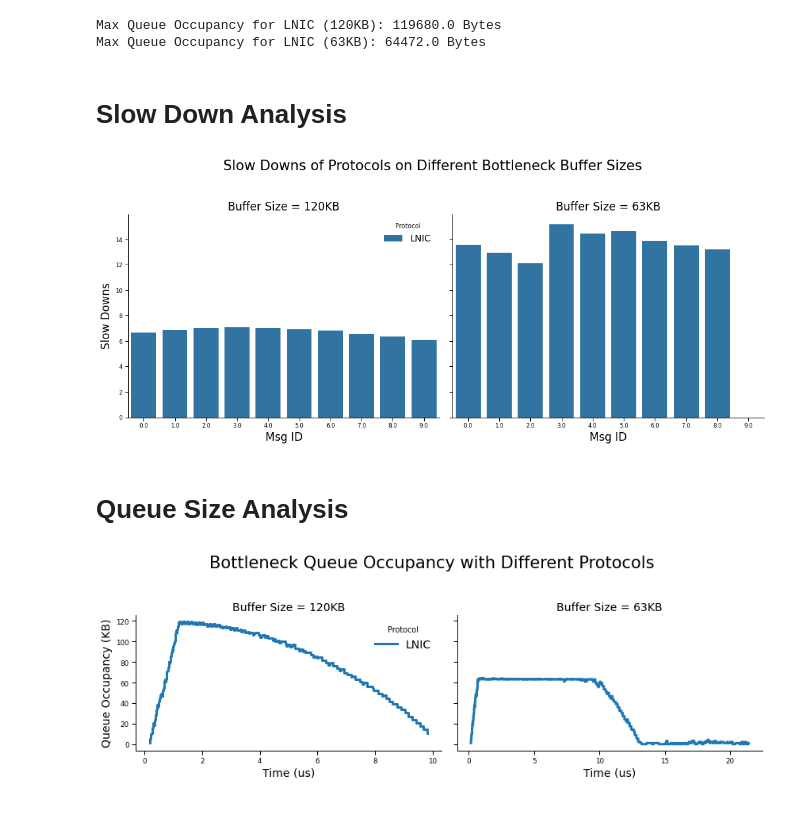
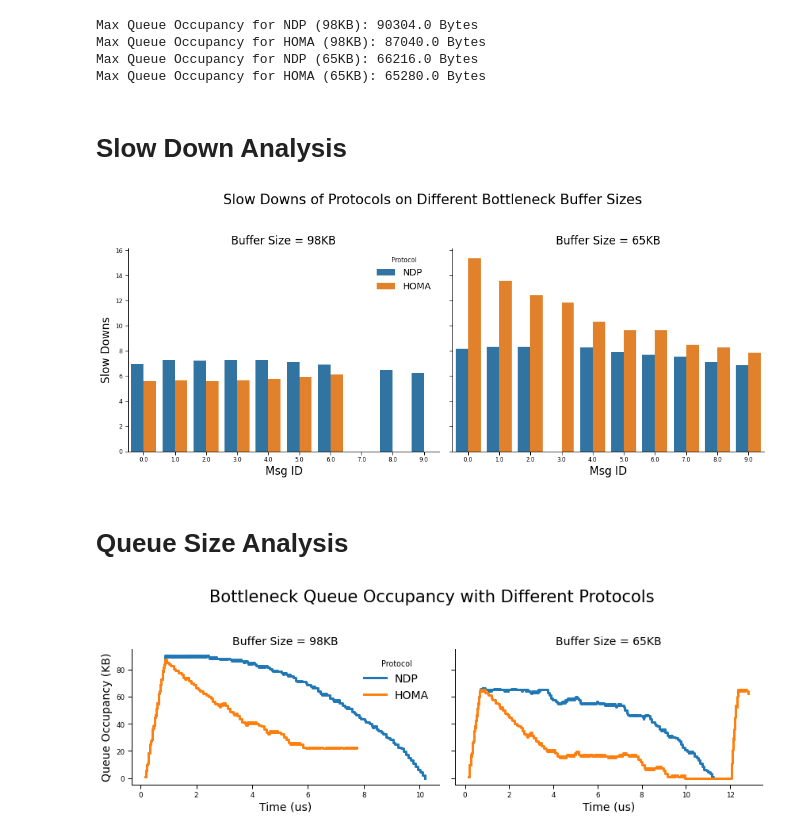
Before and after one commit to l-nic/firesim, a Jupyter notebook: deploy/lnic-proto-eval-incast-analysis.ipynb, the cells around one changed output. Cells and saved outputs as stored; diff of their text form; code cells hidden in the pictures.

Commit message:
debug switch and workload for proto-eval-incast

```diff
--- a/deploy/lnic-proto-eval-incast-analysis.ipynb
+++ b/deploy/lnic-proto-eval-incast-analysis.ipynb
@@ -16,19 +16,23 @@ mtu_bytes = 1088
 #       by the end host, and it arrives at the bottleneck
 #       switch. TOPOLOGY SPECIFIC PARAMETER
 time_to_switch_from_sender_sec = mtu_bytes * 8 / bw_bps + link_delay_sec
-time_to_receiver_from_switch_sec = mtu_bytes * 8 / bw_bps + link_delay_sec
+time_to_receiver_from_switch_sec = link_delay_sec
 
 save_figs = False
 save_folder = './'
 # %%
 data = {}
-data['120KB'] = {}
-data['63KB'] = {}
+data['98KB'] = {}
+data['65KB'] = {}
 # Add protocols to be analyzed into the data
-data['120KB']['LNIC'] = {
-    'switchlog': "../../../software/local_firesim/logs/local_firesim_2021_04_06-LNIC-Buff110p/switchlog" }
-data['63KB']['LNIC'] = {
-    'switchlog': "../../../software/local_firesim/logs/recent/switchlog" }
+data['98KB']['NDP'] = {
+    'switchlog': "../../../software/local_firesim/logs/local_firesim_2021_04_13-NDP-Buff90p/switchlog" }
+data['98KB']['HOMA'] = {
+    'switchlog': "../../../software/local_firesim/logs/local_firesim_2021_04_13-Homa-Buff90p/switchlog" }
+data['65KB']['NDP'] = {
+    'switchlog': "../../../software/local_firesim/logs/local_firesim_2021_04_13-NDP-Buff60p/switchlog" }
+data['65KB']['HOMA'] = {
+    'switchlog': "../../../software/local_firesim/logs/local_firesim_2021_04_13-Homa-Buff60p/switchlog" }
 
 buff_sizes = list(data.keys())
 protocol_names = list(data[buff_sizes[0]].keys())
@@ -52,14 +56,16 @@ for buff_size in data.keys():
         trace_proto = pd.unique(pkt_trace_df.proto)
         assert len(trace_proto) == 1, "ERROR: Trace has packets for multiple protocols!"
         trace_proto = trace_proto[0]
-        assert trace_proto == proto, "ERROR: Trace belogs to a different protocol!"
+        assert proto in trace_proto, "ERROR: Trace belogs to a different protocol!"
         pkt_trace_df = pkt_trace_df[pkt_trace_df.flags == 'DATA'] # data pkts only
         pkt_trace_df['msg_len_pkts'] = pkt_trace_df.msg_len_bytes / payload_size_bytes
         pkt_trace_df['time_sec'] = pkt_trace_df.time / clock_rate_hz
         data[buff_size][proto]['pkt_trace_df'] = pkt_trace_df
 # %% [output]
-Max Queue Occupancy for LNIC (120KB): 119680.0 Bytes
-Max Queue Occupancy for LNIC (63KB): 64472.0 Bytes
+Max Queue Occupancy for NDP (98KB): 90304.0 Bytes
+Max Queue Occupancy for HOMA (98KB): 87040.0 Bytes
+Max Queue Occupancy for NDP (65KB): 66216.0 Bytes
+Max Queue Occupancy for HOMA (65KB): 65280.0 Bytes
 # %% [markdown]
 # Slow Down Analysis
 # %%
@@ -84,7 +90,7 @@ for buff_size in data.keys():
             data[buff_size][proto]['msgs']['msg_idx'].append(int(msg_idx))
 
             msg_len_pkts = pd.unique(msg_df.msg_len_pkts)
-#             assert len(msg_len_pkts) == 1
+            assert len(msg_len_pkts) == 1
             msg_len_pkts = int(msg_len_pkts[0])
             data[buff_size][proto]['msgs']['msg_size_pkts'].append(msg_len_pkts)
 
@@ -148,7 +154,7 @@ if (save_figs):
                 bbox_extra_artists=[st], bbox_inches='tight')
 plt.show()
 # %% [output]
-[figure, old version]
+[figure, new version]
 # %% [markdown]
 # Queue Size Analysis
 # %%
@@ -163,32 +169,32 @@ for buff_size in data.keys():
     for proto, proto_data in data[buff_size].items():
         qsize_df = proto_data['qsize_df']
         qsize_df = qsize_df[qsize_df.time_sec != 0]
         trc_start_time = qsize_df.time_sec.min() - time_to_switch_from_sender_sec
         plt.step((qsize_df.time_sec - trc_start_time) * 1e6,
                  qsize_df.tot_bytes / 1e3,
                  label = proto, linewidth=3., where='post',
                  c='C'+str(protocol_names.index(proto)))
 
         plt.xlabel('Time (us)',fontsize=fontsize)
         plt.gca().spines["right"].set_visible(False)
         plt.gca().spines["top"].set_visible(False)
         plt.title('Buffer Size = {}'.format(buff_size), fontsize=fontsize)
     i += 1
 
 ax[0].set_ylabel('Queue Occupancy (KB)',fontsize=fontsize)
 
-handles, labels = plt.gca().get_legend_handles_labels()
+handles, labels = ax[0].get_legend_handles_labels()
 order = [labels.index(protocol) for protocol in protocol_names]
 ax[0].legend([handles[idx] for idx in order],[labels[idx] for idx in order],
            title='Protocol', fontsize=fontsize,
            frameon=False, markerscale=2.0)
 # plt.grid()
 st = plt.suptitle('Bottleneck Queue Occupancy with Different Protocols',
                   y=1.03, fontsize=fontsize*1.5)
 plt.tight_layout()
 if (save_figs):
     plt.savefig(os.path.join(save_folder, 'LnicProtoEval-QueueOccupancy.png'),
                 bbox_extra_artists=[st], bbox_inches='tight')
 plt.show()
 # %% [output]
-[figure, old version]
+[figure, new version]
```
Also changed, not shown: 2 other files.
